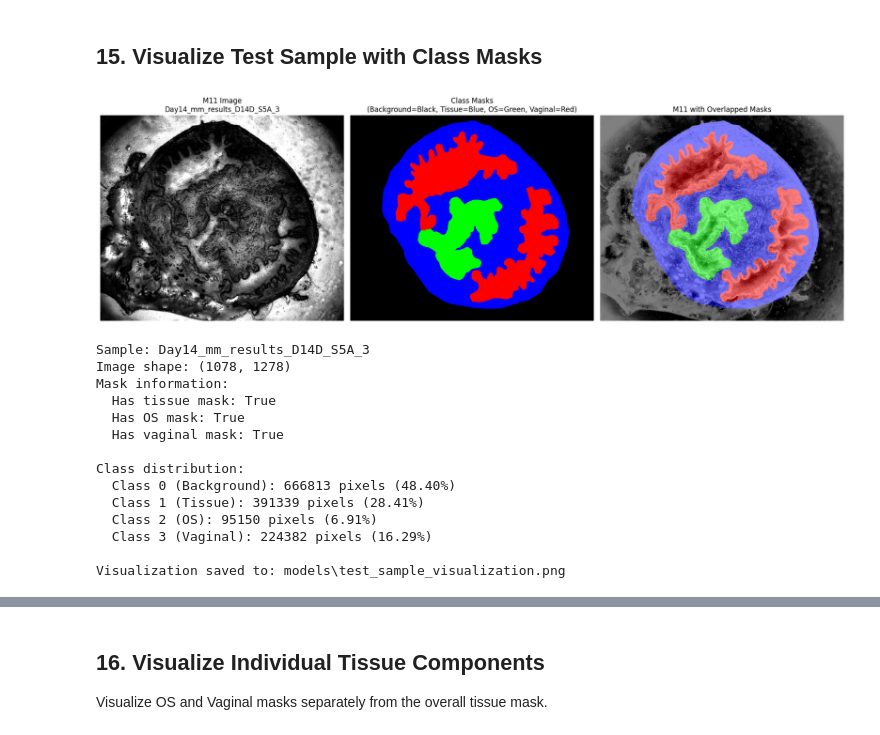
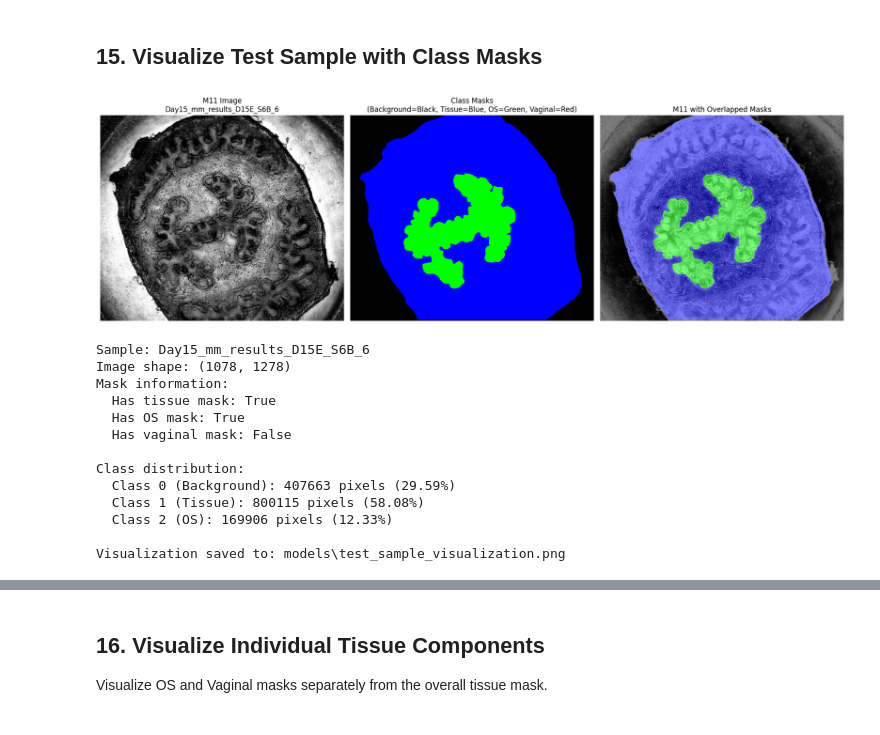
Before and after one commit to chaetries/mmTissueFilter, a Jupyter notebook: notebok/model_exploration/output_m11_transfer_learning/m11_transfer_learning.ipynb, the cells around one changed output, grey strips where cells are left out. Cells and saved outputs as stored; diff of their text form; code cells hidden in the pictures.

```diff
--- a/notebok/model_exploration/output_m11_transfer_learning/m11_transfer_learning.ipynb
+++ b/notebok/model_exploration/output_m11_transfer_learning/m11_transfer_learning.ipynb
@@ -1010,7 +1032,7 @@ Your trained models are saved in the `models/` directory:
 ## 15. Visualize Test Sample with Class Masks
 # %%
 # Get one sample from test dataset
-sample_idx = 0
+sample_idx = 8
 test_sample_path = test_samples[sample_idx]['npz_path']
 sample_name = test_samples[sample_idx]['sample_name']
 
@@ -1050,46 +1072,45 @@ if result is not None:
     axes[1].axis('off')
 
     # Plot 3: M11 with semi-transparent mask overlay
     axes[2].imshow(m11, cmap='gray_r')
     axes[2].imshow(mask_rgb, alpha=0.5)
     axes[2].set_title('M11 with Overlapped Masks')
     axes[2].axis('off')
 
     plt.tight_layout()
     plt.savefig(Config.OUTPUT_DIR / 'test_sample_visualization.png', dpi=150, bbox_inches='tight')
     plt.show()
 
     # Print mask information
     print(f"\nSample: {sample_name}")
     print(f"Image shape: {m11.shape}")
     print(f"Mask information:")
     print(f"  Has tissue mask: {mask_info['has_tissue']}")
     print(f"  Has OS mask: {mask_info['has_os']}")
     print(f"  Has vaginal mask: {mask_info['has_vaginal']}")
     print(f"\nClass distribution:")
     for class_id in np.unique(mask):
         count = np.sum(mask == class_id)
         percentage = count / mask.size * 100
         class_names = {0: 'Background', 1: 'Tissue', 2: 'OS', 3: 'Vaginal'}
         print(f"  Class {class_id} ({class_names.get(class_id, 'Unknown')}): {count} pixels ({percentage:.2f}%)")
 
     print(f"\nVisualization saved to: {Config.OUTPUT_DIR / 'test_sample_visualization.png'}")
 else:
     print(f"Failed to load sample: {sample_name}")
 # %% [output]
-[figure, old version]
+[figure, new version]
-Sample: Day14_mm_results_D14D_S5A_3
+Sample: Day15_mm_results_D15E_S6B_6
 Image shape: (1078, 1278)
 Mask information:
   Has tissue mask: True
   Has OS mask: True
-  Has vaginal mask: True
+  Has vaginal mask: False
 
 Class distribution:
-  Class 0 (Background): 666813 pixels (48.40%)
-  Class 1 (Tissue): 391339 pixels (28.41%)
-  Class 2 (OS): 95150 pixels (6.91%)
-  Class 3 (Vaginal): 224382 pixels (16.29%)
+  Class 0 (Background): 407663 pixels (29.59%)
+  Class 1 (Tissue): 800115 pixels (58.08%)
+  Class 2 (OS): 169906 pixels (12.33%)
 
 Visualization saved to: models\test_sample_visualization.png
 # %%
```
Also changed, not shown: parts of 3 cells of this notebook, 2 other files.
